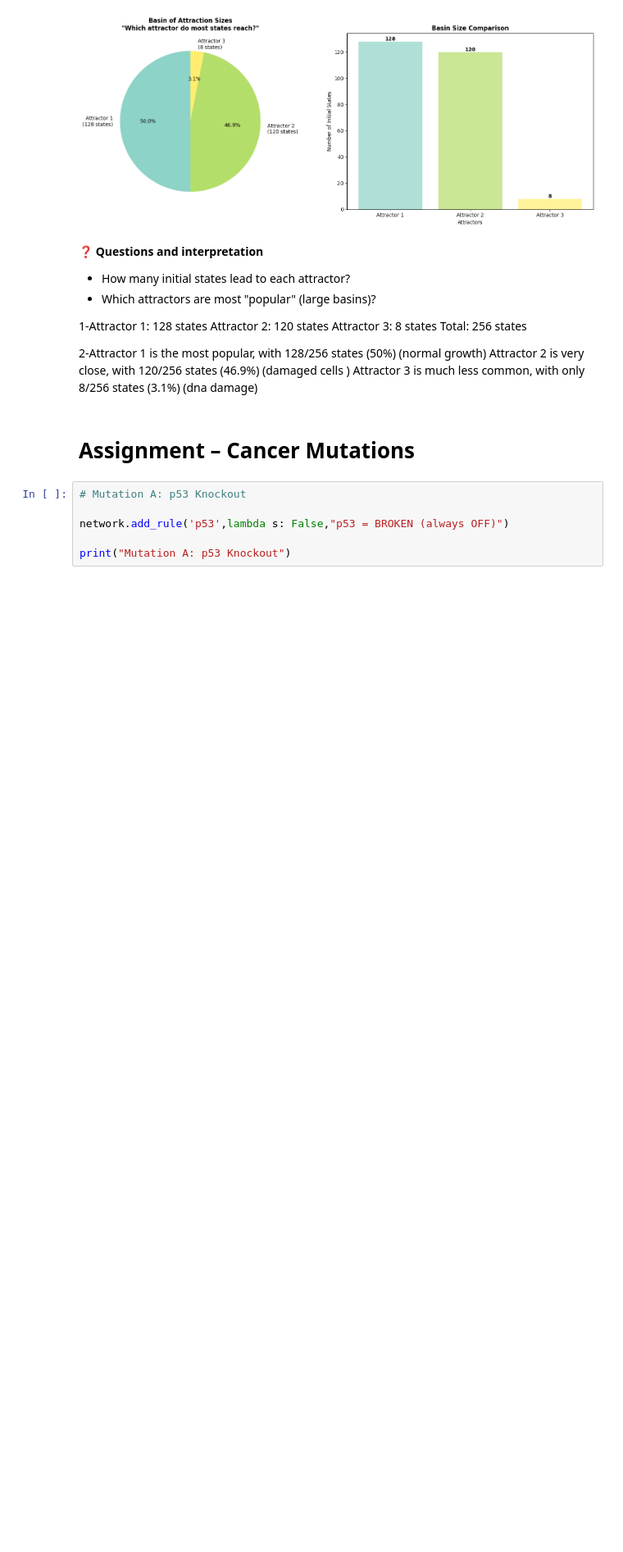
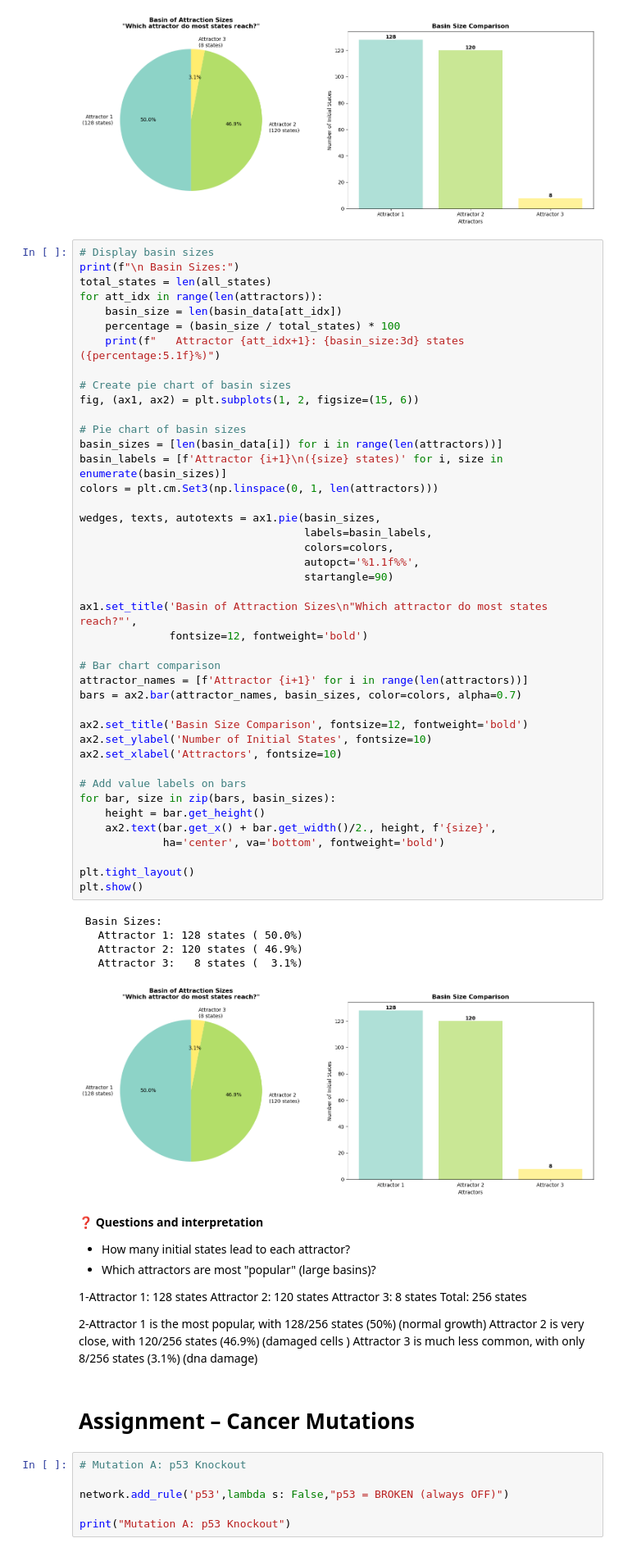
Before and after one commit to Frank03Lambert/MSMBS-Group07, a Jupyter notebook: Assignment3/assignment 3/KEN3170_BooleanModeling-2026-27.ipynb, the cells around one changed output. Shown at 82% size. Saved outputs shown, nothing was run; the diff lists cells and outputs as text; blank space fills up the shorter version.

```diff
--- a/Assignment3/assignment 3/KEN3170_BooleanModeling-2026-27.ipynb
+++ b/Assignment3/assignment 3/KEN3170_BooleanModeling-2026-27.ipynb
@@ -670,6 +670,54 @@ Analyzing 256 initial states...
    Attractor 2: 120 states ( 46.9%)
    Attractor 3:   8 states (  3.1%)
 [figure]
+# %%
+# Display basin sizes
+print(f"\n Basin Sizes:")
+total_states = len(all_states)
+for att_idx in range(len(attractors)):
+    basin_size = len(basin_data[att_idx])
+    percentage = (basin_size / total_states) * 100
+    print(f"   Attractor {att_idx+1}: {basin_size:3d} states ({percentage:5.1f}%)")
+
+# Create pie chart of basin sizes
+fig, (ax1, ax2) = plt.subplots(1, 2, figsize=(15, 6))
+
+# Pie chart of basin sizes
+basin_sizes = [len(basin_data[i]) for i in range(len(attractors))]
+basin_labels = [f'Attractor {i+1}\n({size} states)' for i, size in enumerate(basin_sizes)]
+colors = plt.cm.Set3(np.linspace(0, 1, len(attractors)))
+
+wedges, texts, autotexts = ax1.pie(basin_sizes,
+                                   labels=basin_labels,
+                                   colors=colors,
+                                   autopct='%1.1f%%',
+                                   startangle=90)
+
+ax1.set_title('Basin of Attraction Sizes\n"Which attractor do most states reach?"',
+              fontsize=12, fontweight='bold')
+
+# Bar chart comparison
+attractor_names = [f'Attractor {i+1}' for i in range(len(attractors))]
+bars = ax2.bar(attractor_names, basin_sizes, color=colors, alpha=0.7)
+
+ax2.set_title('Basin Size Comparison', fontsize=12, fontweight='bold')
+ax2.set_ylabel('Number of Initial States', fontsize=10)
+ax2.set_xlabel('Attractors', fontsize=10)
+
+# Add value labels on bars
+for bar, size in zip(bars, basin_sizes):
+    height = bar.get_height()
+    ax2.text(bar.get_x() + bar.get_width()/2., height, f'{size}',
+             ha='center', va='bottom', fontweight='bold')
+
+plt.tight_layout()
+plt.show()
+# %% [output]
+ Basin Sizes:
+   Attractor 1: 128 states ( 50.0%)
+   Attractor 2: 120 states ( 46.9%)
+   Attractor 3:   8 states (  3.1%)
+[figure, added]
 # %% [markdown]
 ❓ **Questions and interpretation**
 * How many initial states lead to each attractor?
```
Also changed, not shown: parts of 3 cells of this notebook.
